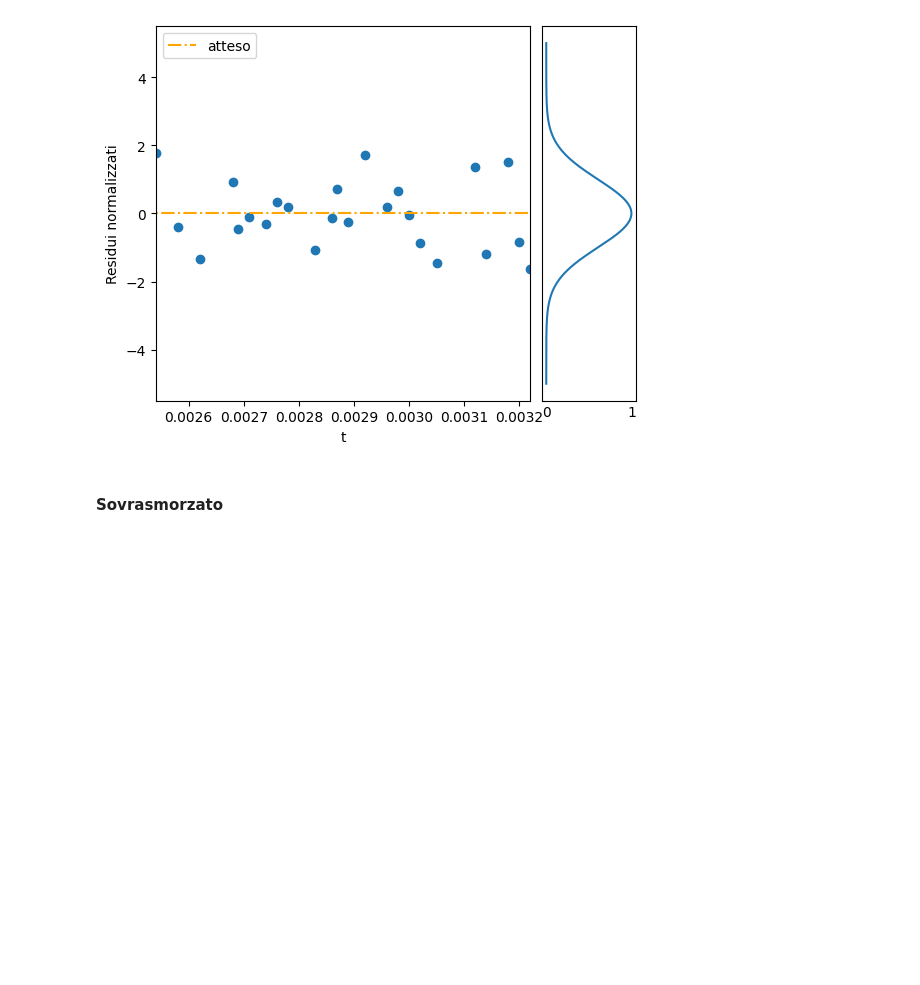
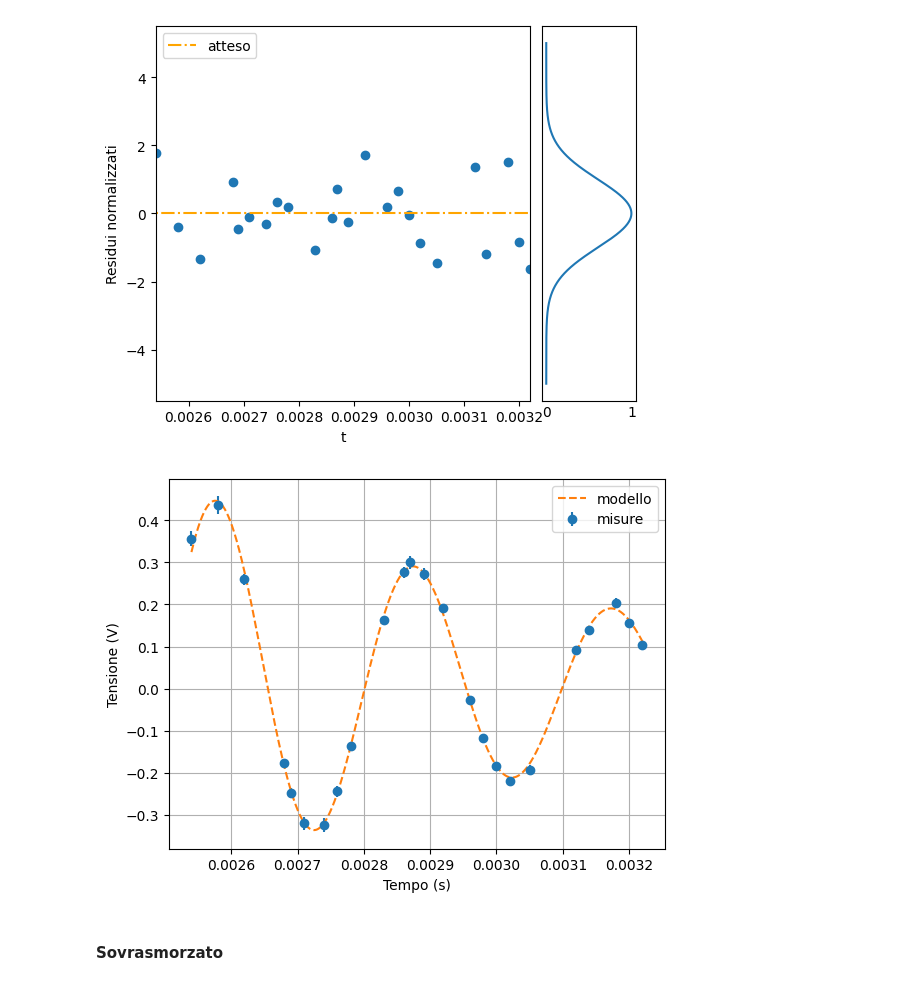
Before and after one commit to ARossiUnimib/Laboratorio-2---Gruppo-21-A.A.-2023-24, a Jupyter notebook: Notebooks/Circuiti_2/Circuiti_2.ipynb, the cells around one changed output. Drawn from its saved outputs; the diff is of its cells as text; code cells hidden in the pictures; blank space fills up the shorter version.

```diff
--- a/Notebooks/Circuiti_2/Circuiti_2.ipynb
+++ b/Notebooks/Circuiti_2/Circuiti_2.ipynb
@@ -928,6 +927,21 @@ def mostra_residui(t, V, Verr, model, q, t0, a, b, c, d):
 mostra_residui(t, V, V_err, model, m.values["q"], m.values["t0"], m.values["a"], m.values["b"], m.values["c"], m.values["d"])
 # %% [output]
 [figure]
+# %%
+fig,ax = plt.subplots(1,1)
+ax.set_xlabel("Tempo (s)")
+ax.set_ylabel("Tensione (V)")
+
+plt.errorbar(t, V, V_err,fmt='o',label='misure')
+x = np.linspace(min(t),max(t),10000)
+y = model(x,m.values["q"],m.values["t0"],m.values["a"],m.values["b"],m.values["c"],m.values["d"])
+plt.plot(x,y,linestyle='--',label='modello')
+
+plt.grid()
+plt.legend()
+plt.show()
+# %% [output]
+[figure, added]
 # %% [markdown]
 #### Sovrasmorzato
 # %%
```
Also changed, not shown: parts of 3 cells of this notebook.
